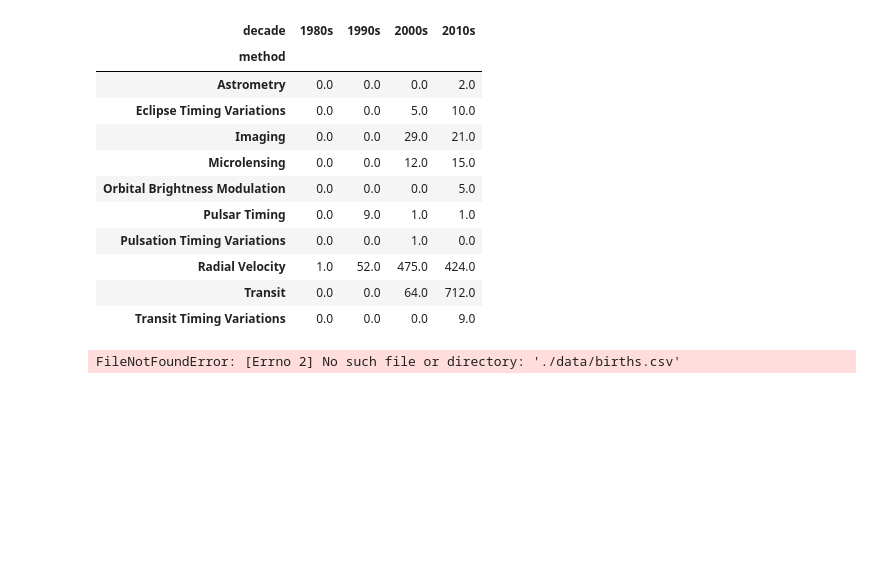
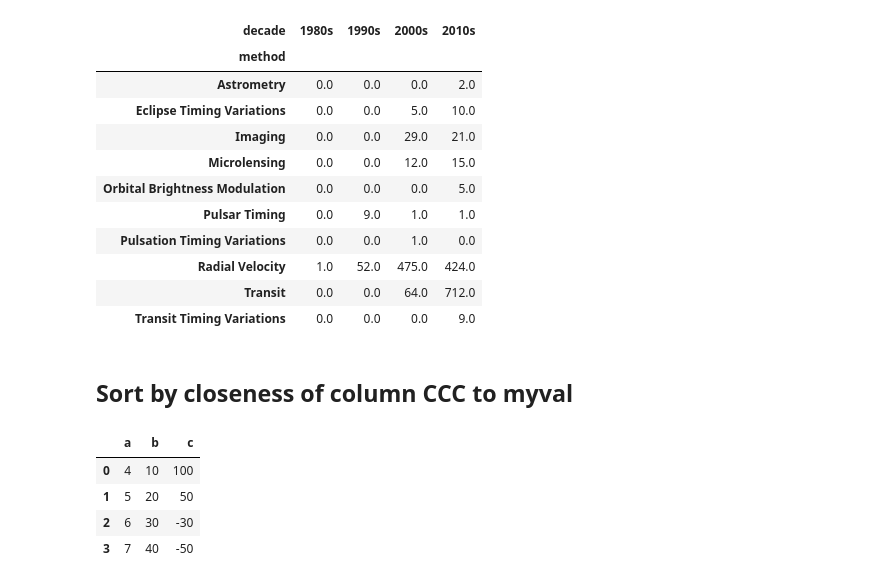
Before and after one commit to fabiangunzinger/blog, a Jupyter notebook: _notebooks/2021-03-12-pandas-essentials.ipynb, the cells around one changed output. Saved outputs shown, nothing was run; the diff lists cells and outputs as text; code cells hidden in the pictures; blank space fills up the shorter version.

```diff
--- a/_notebooks/2021-03-12-pandas-essentials.ipynb
+++ b/_notebooks/2021-03-12-pandas-essentials.ipynb
@@ -292,9 +263,16 @@ df.groupby(['method', decades]).number.sum().unstack().fillna(0)
 | Radial Velocity | 1.0 | 52.0 | 475.0 | 424.0 |
 | Transit | 0.0 | 0.0 | 64.0 | 712.0 |
 | Transit Timing Variations | 0.0 | 0.0 | 0.0 | 9.0 |
-# %%
-df = pd.read_csv('./data/births.csv')
-print(df.shape)
-df.head()
-# %% [output]
-FileNotFoundError: [Errno 2] No such file or directory: './data/births.csv'
+# %% [markdown]
+## Sort by closeness of column CCC to myval
+# %%
+df = pd.DataFrame({'a': [4, 5, 6, 7],
+                   'b': [10, 20, 30, 40],
+                   'c': [100, 50, -30, -50]})
+df
+# %% [output]
+|  | a | b | c |
+| 0 | 4 | 10 | 100 |
+| 1 | 5 | 20 | 50 |
+| 2 | 6 | 30 | -30 |
+| 3 | 7 | 40 | -50 |
```
Also changed, not shown: parts of 31 cells of this notebook, 2 other files.
